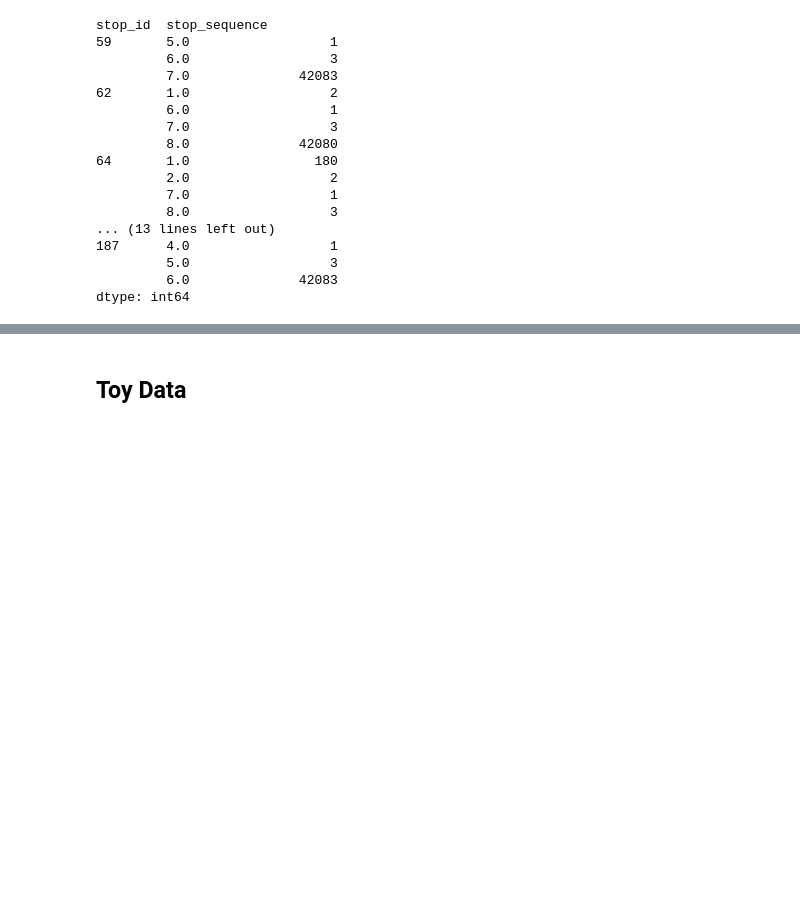
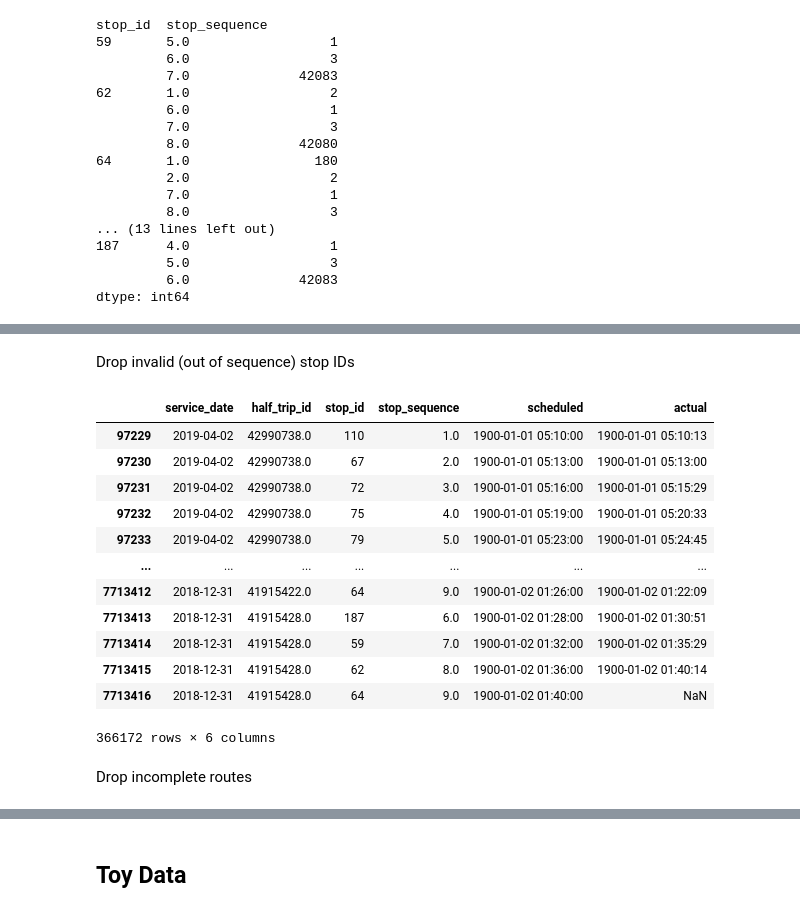
Before and after one commit to notAlex2/pgm-public-transit, a Jupyter notebook: main.ipynb, the cells around one changed output, grey strips where cells are left out. Drawn from its saved outputs; the diff is of its cells as text; code cells hidden in the pictures; blank space fills up the shorter version.

```diff
--- a/main.ipynb
+++ b/main.ipynb
@@ -222,5 +234,6 @@ df3.head(5)
 # %%
-df3.groupby(by=['stop_id', 'stop_sequence']).size()
+group = df3.groupby(by=['stop_id', 'stop_sequence']).size()
+print(group)
 # %% [output]
 stop_id  stop_sequence
 59       5.0                  1
@@ -241,0 +257,5 @@ dtype: int64
+# %%
+valid_stop_ids = group[group > group.max()/2]
+sequence_to_id = valid_stop_ids.index.to_frame().reset_index(drop=True).sort_values(['stop_sequence']).set_index(['stop_id'])
+print(sequence_to_id)
+sequence_to_id = sequence_to_id['stop_sequence'].to_dict()
@@ -241,0 +274,23 @@ dtype: int64
+# %% [markdown]
+Drop invalid (out of sequence) stop IDs
+# %%
+df3['expected_stop_sequence'] = df3['stop_id'].apply(lambda x: sequence_to_id[x])
+df3.drop(df3[((df3['expected_stop_sequence'] != df3['stop_sequence']) | (df3['stop_sequence'].isna()))].index, axis=0, inplace=True)
+df3.drop('expected_stop_sequence', axis=1, inplace=True)
+df3
+# %% [output]
+|  | service_date | half_trip_id | stop_id | stop_sequence | scheduled | actual |
+| 97229 | 2019-04-02 | 42990738.0 | 110 | 1.0 | 1900-01-01 05:10:00 | 1900-01-01 05:10:13 |
+| 97230 | 2019-04-02 | 42990738.0 | 67 | 2.0 | 1900-01-01 05:13:00 | 1900-01-01 05:13:00 |
+| 97231 | 2019-04-02 | 42990738.0 | 72 | 3.0 | 1900-01-01 05:16:00 | 1900-01-01 05:15:29 |
+| 97232 | 2019-04-02 | 42990738.0 | 75 | 4.0 | 1900-01-01 05:19:00 | 1900-01-01 05:20:33 |
+| 97233 | 2019-04-02 | 42990738.0 | 79 | 5.0 | 1900-01-01 05:23:00 | 1900-01-01 05:24:45 |
+| ... | ... | ... | ... | ... | ... | ... |
+| 7713412 | 2018-12-31 | 41915422.0 | 64 | 9.0 | 1900-01-02 01:26:00 | 1900-01-02 01:22:09 |
+| 7713413 | 2018-12-31 | 41915428.0 | 187 | 6.0 | 1900-01-02 01:28:00 | 1900-01-02 01:30:51 |
+| 7713414 | 2018-12-31 | 41915428.0 | 59 | 7.0 | 1900-01-02 01:32:00 | 1900-01-02 01:35:29 |
+| 7713415 | 2018-12-31 | 41915428.0 | 62 | 8.0 | 1900-01-02 01:36:00 | 1900-01-02 01:40:14 |
+| 7713416 | 2018-12-31 | 41915428.0 | 64 | 9.0 | 1900-01-02 01:40:00 | NaN |
+366172 rows × 6 columns
+# %% [markdown]
+Drop incomplete routes
```
Also changed, not shown: parts of 8 cells of this notebook.
